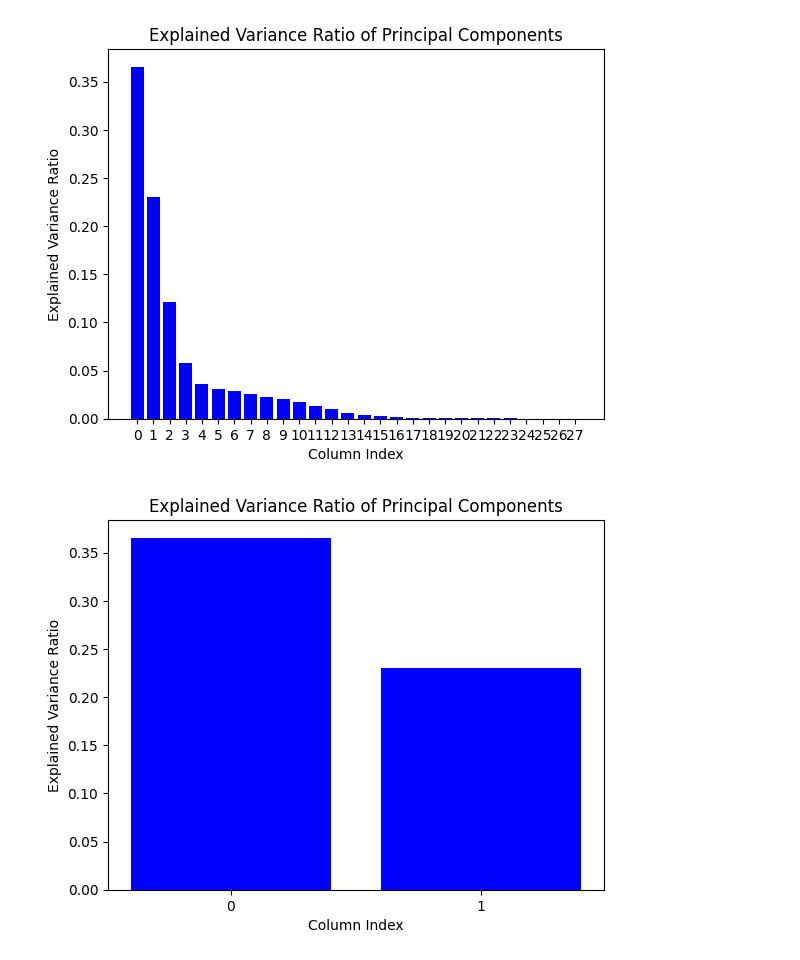
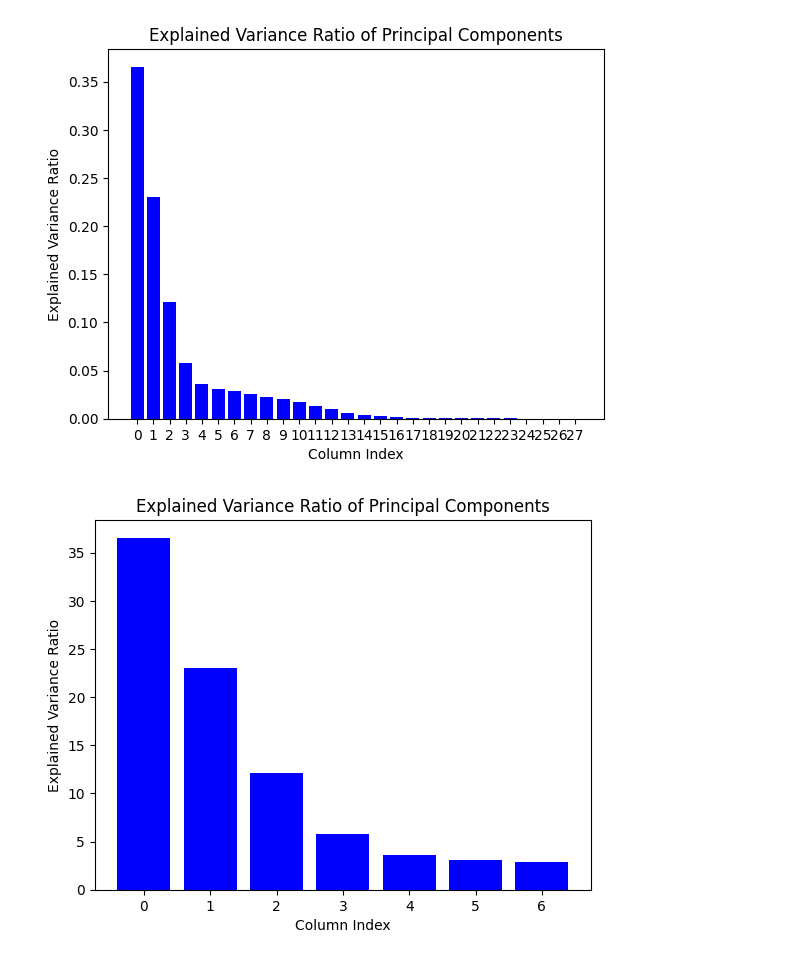
Before and after one commit to muznyahamed/sem7_Ml_assignment1, a Jupyter notebook: assignment2.ipynb, the cells around one changed output. Cells and saved outputs as stored; diff of their text form; code cells hidden in the pictures.

```diff
--- a/assignment2.ipynb
+++ b/assignment2.ipynb
@@ -34,23 +54,25 @@ plt.show()
 # %% [output]
 [figure]
 # %%
-pca = PCA(n_components=2)
+pca = PCA(n_components=7)
 X_reduced = pca.fit_transform(df)
 
 # Get explained variance ratio
 explained_variance_ratio = pca.explained_variance_ratio_
+cumulative_variance = pca.explained_variance_ratio_.cumsum()
+
 
 # Plot the histogram
 # here we have to
-plt.bar(np.arange(len(explained_variance_ratio)), explained_variance_ratio, color='blue')
+plt.bar(np.arange(len(explained_variance_ratio)), explained_variance_ratio*100, color='blue')
 
 # Add axis labels and title
 plt.xlabel('Column Index')
 plt.ylabel('Explained Variance Ratio')
 plt.title('Explained Variance Ratio of Principal Components')
 plt.xticks(np.arange(len(explained_variance_ratio)))
 
 # Show the plot
 plt.show()
 # %% [output]
-[figure, old version]
+[figure, new version]
```
Also changed, not shown: parts of 2 cells of this notebook, 1 other file.
